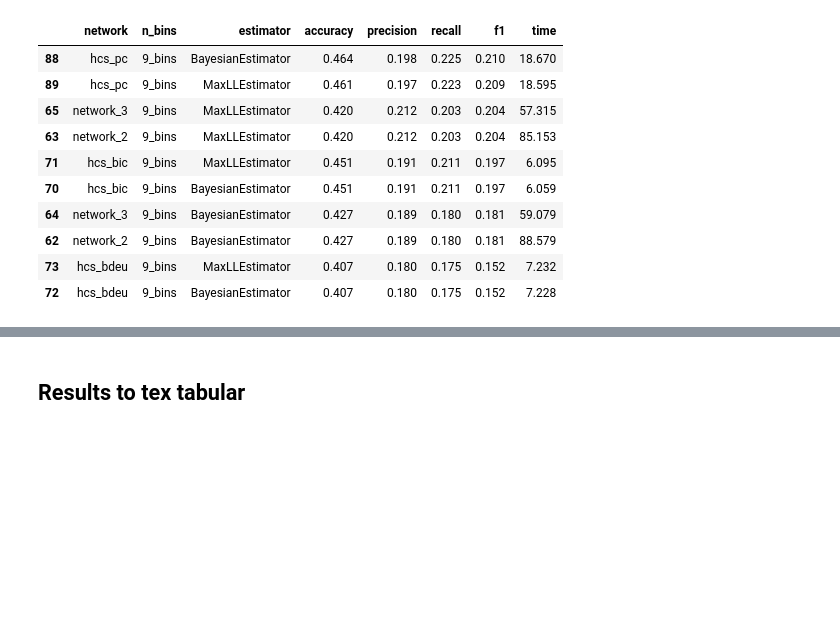
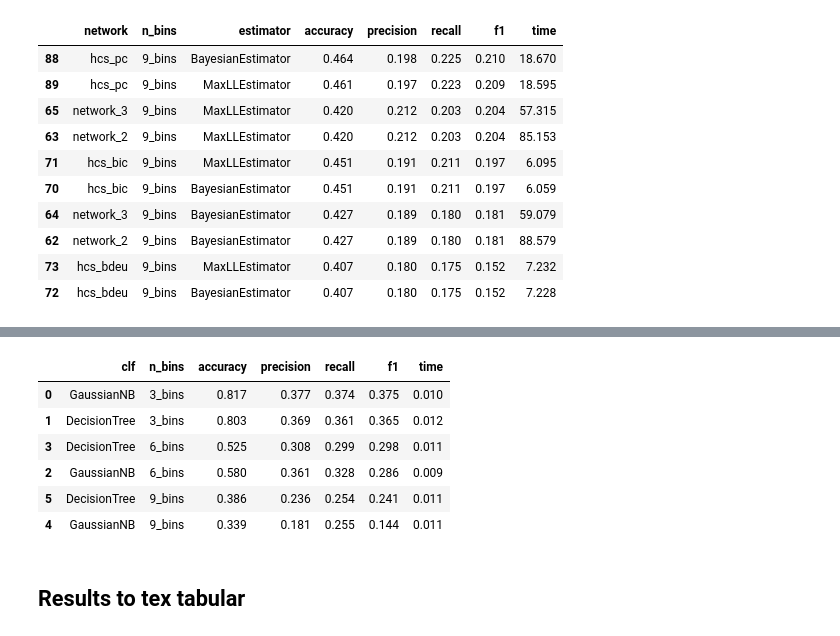
Before and after one commit to weronikakedzior/probabilistic-graphical-models-project, a Jupyter notebook: notebooks/results_processing.ipynb, the cells around one changed output, grey strips where cells are left out. Drawn from its saved outputs; the diff is of its cells as text; code cells hidden in the pictures; blank space fills up the shorter version.

```diff
--- a/notebooks/results_processing.ipynb
+++ b/notebooks/results_processing.ipynb
@@ -53,3 +68,13 @@ results_n_children.sort_values(['f1'], ascending=False).tail(10)
+# %%
+results_bl_n_children.sort_values(['f1'], ascending=False).head(10)
+# %% [output]
+|  | clf | n_bins | accuracy | precision | recall | f1 | time |
+| 0 | GaussianNB | 3_bins | 0.817 | 0.377 | 0.374 | 0.375 | 0.010 |
+| 1 | DecisionTree | 3_bins | 0.803 | 0.369 | 0.361 | 0.365 | 0.012 |
+| 3 | DecisionTree | 6_bins | 0.525 | 0.308 | 0.299 | 0.298 | 0.011 |
+| 2 | GaussianNB | 6_bins | 0.580 | 0.361 | 0.328 | 0.286 | 0.009 |
+| 5 | DecisionTree | 9_bins | 0.386 | 0.236 | 0.254 | 0.241 | 0.011 |
+| 4 | GaussianNB | 9_bins | 0.339 | 0.181 | 0.255 | 0.144 | 0.011 |
 # %% [markdown]
 ## Results to tex tabular
 # %%
```
Also changed, not shown: parts of 5 cells of this notebook.
